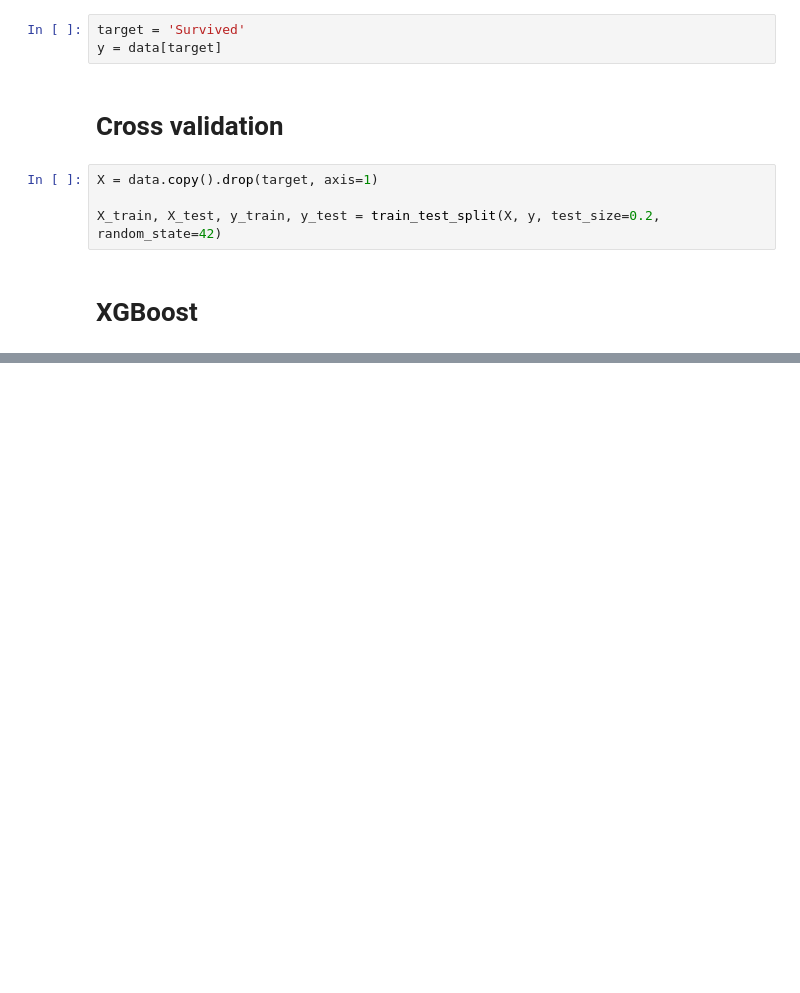
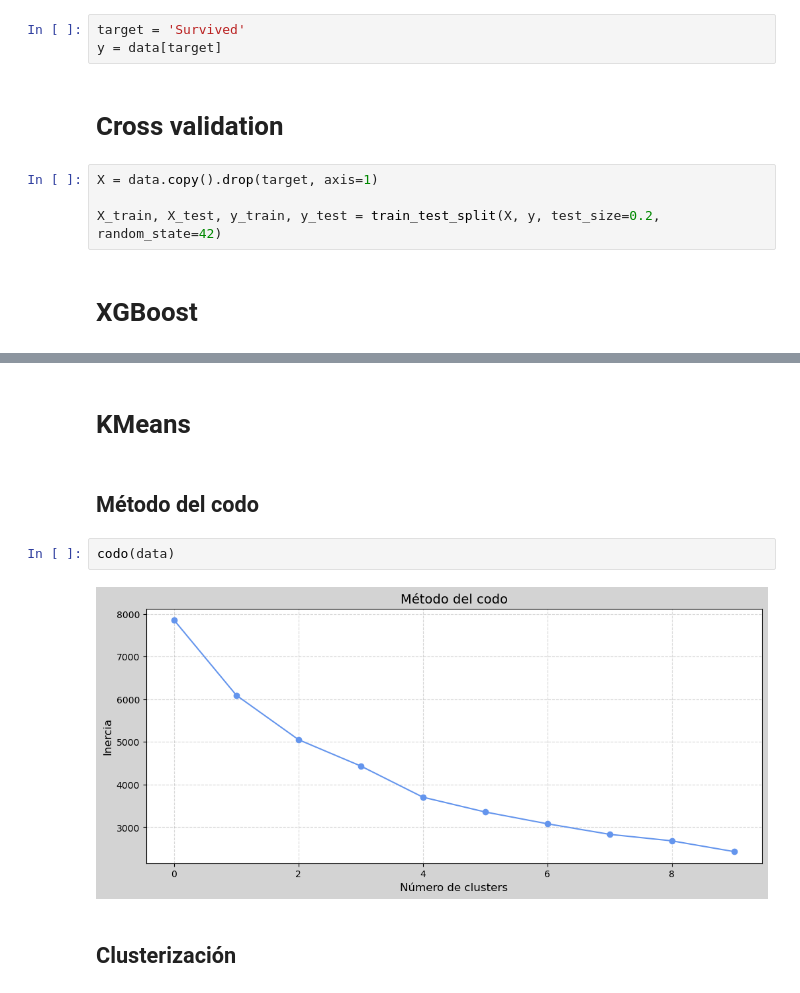
Before and after one commit to zayo1511/LabAprEst, a Jupyter notebook: Parcial4/TareaKMeans&Shap.ipynb, the cells around one changed output, grey strips where cells are left out. Saved outputs shown, nothing was run; the diff lists cells and outputs as text; blank space fills up the shorter version.

```diff
--- a/Parcial4/TareaKMeans&Shap.ipynb
+++ b/Parcial4/TareaKMeans&Shap.ipynb
@@ -178,0 +252,10 @@ Gini: 0.7941
+# %% [markdown]
+# KMeans
+# %% [markdown]
+## Método del codo
+# %%
+codo(data)
+# %% [output]
+[figure, added]
+# %% [markdown]
+## Clusterización
```
Also changed, not shown: parts of 12 cells of this notebook.
